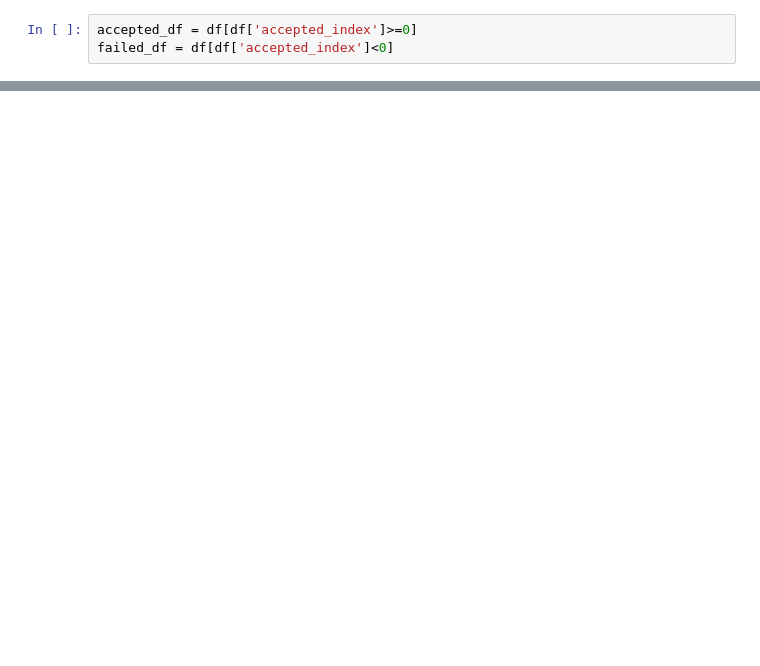
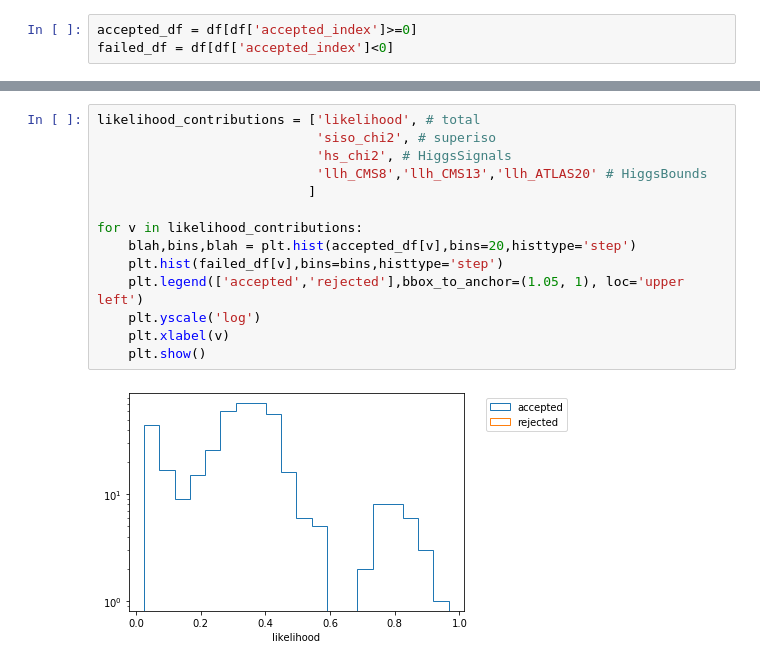
Before and after one commit to jennetd/pMSSM_McMC, a Jupyter notebook: visualization/vis.ipynb, the cells around one changed output, grey strips where cells are left out. Cells and saved outputs as stored; diff of their text form; blank space fills up the shorter version.

```diff
--- a/visualization/vis.ipynb
+++ b/visualization/vis.ipynb
@@ -96,0 +104,16 @@ for v in df.columns:
+# %%
+likelihood_contributions = ['likelihood', # total
+                            'siso_chi2', # superiso
+                            'hs_chi2', # HiggsSignals
+                            'llh_CMS8','llh_CMS13','llh_ATLAS20' # HiggsBounds
+                           ]
+
+for v in likelihood_contributions:
+    blah,bins,blah = plt.hist(accepted_df[v],bins=20,histtype='step')
+    plt.hist(failed_df[v],bins=bins,histtype='step')
+    plt.legend(['accepted','rejected'],bbox_to_anchor=(1.05, 1), loc='upper left')
+    plt.yscale('log')
+    plt.xlabel(v)
+    plt.show()
+# %% [output]
+[figure, added]
```
Also changed, not shown: parts of 10 cells of this notebook.
